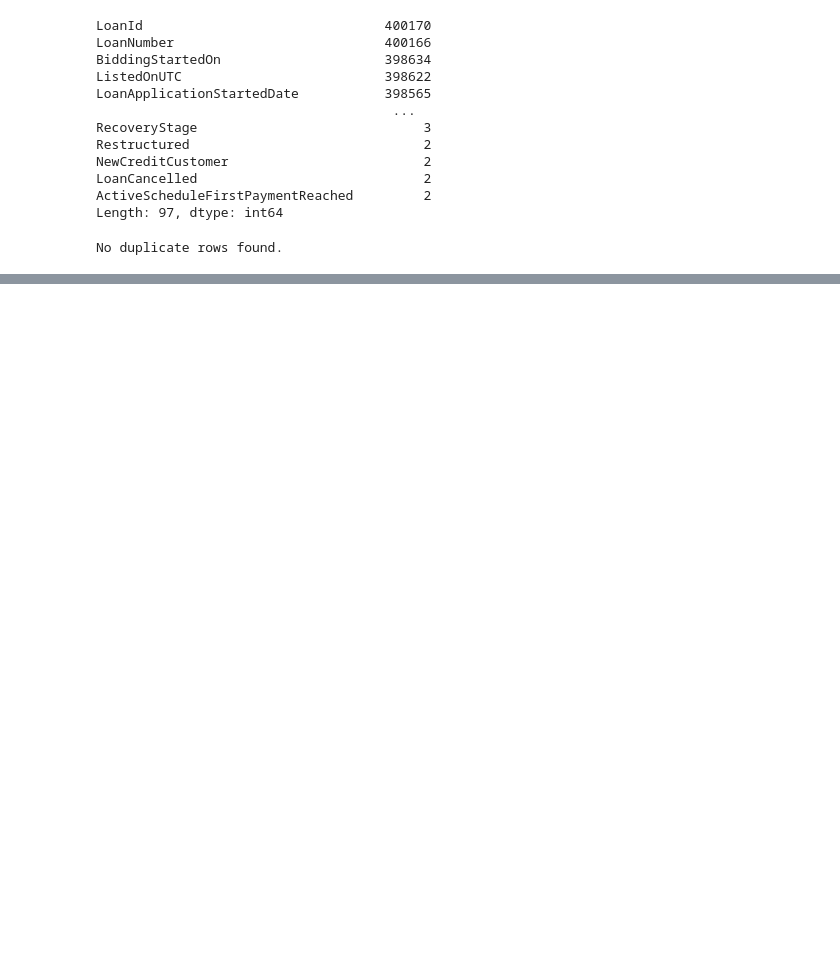
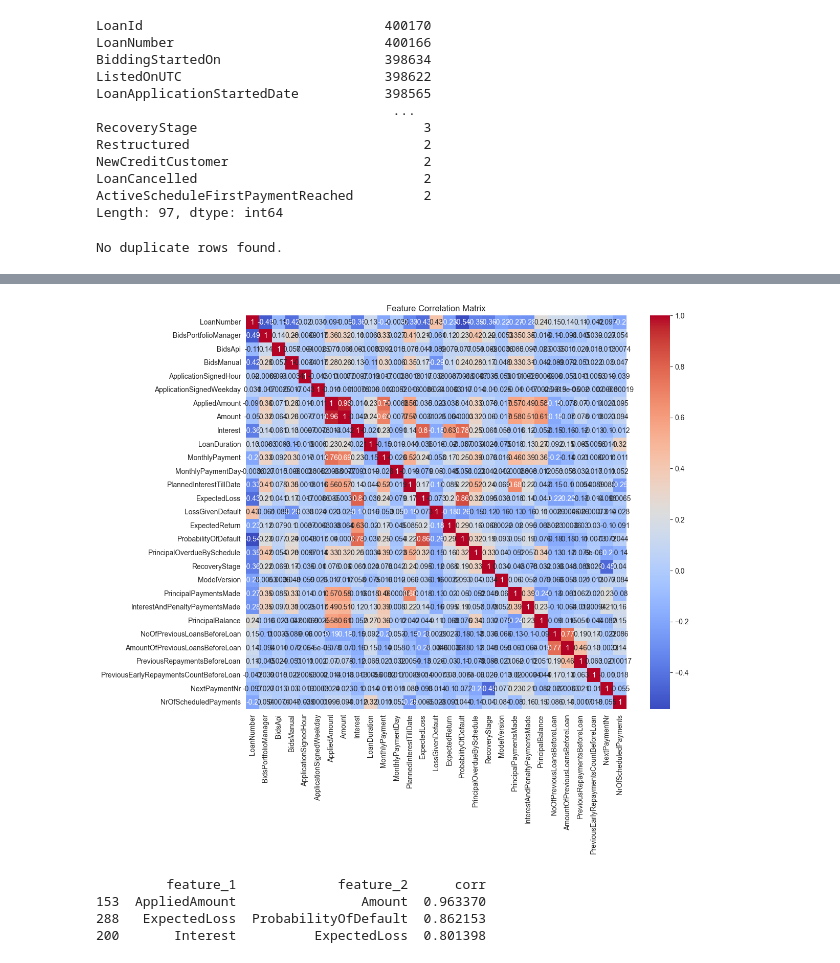
Before and after one commit to Thomas-mp4/p2p-credit-risk, a Jupyter notebook: 01_data_understanding.ipynb, the cells around one changed output, grey strips where cells are left out. Drawn from its saved outputs; the diff is of its cells as text; code cells hidden in the pictures; blank space fills up the shorter version.

```diff
--- a/01_data_understanding.ipynb
+++ b/01_data_understanding.ipynb
@@ -156,0 +327,76 @@ No duplicate rows found.
+# %%
+df_copy = df.copy()
+bp_cols = {
+    "NewCreditCustomer",
+    "VerificationType",
+    "LanguageCode",
+    "Age",
+    "Gender",
+    "Country",
+    "Education",
+    "EmploymentDurationCurrentEmployer",
+    "OccupationArea",
+    "HomeOwnershipType",
+    "IncomeFromPrincipalEmployer",
+    "IncomeFromPension",
+    "IncomeFromFamilyAllowance",
+    "IncomeFromSocialWelfare",
+    "IncomeFromLeavePay",
+    "IncomeFromChildSupport",
+    "IncomeOther",
+    "IncomeTotal",
+    "ExistingLiabilities",
+    "LiabilitiesTotal",
+    "RefinanceLiabilities",
+    "DebtToIncome",
+    "FreeCash"
+}
+more_50_missing = {
+    'LoanCancelled', 'CreditScoreEsEquifaxRisk', 'PlannedPrincipalTillDate', 'PreviousEarlyRepaymentsBeforeLoan', 'GracePeriodEnd', 'GracePeriodStart', 'ContractEndDate', 'InterestAndPenaltyWriteOffs', 'PrincipalWriteOffs', 'PrincipalDebtServicingCost', 'InterestAndPenaltyDebtServicingCost', 'DefaultDate', 'InterestRecovery', 'PrincipalRecovery', 'PlannedInterestPostDefault', 'PlannedPrincipalPostDefault', 'EAD2', 'EAD1', 'ReScheduledOn', 'ActiveLateCategory', 'DebtOccuredOn', 'CurrentDebtDaysPrimary', 'ActiveLateLastPaymentCategory', 'CurrentDebtDaysSecondary', 'DebtOccuredOnForSecondary', 'NextPaymentDate', 'CreditScoreEeMini', 'InterestAndPenaltyBalance', 'CreditScoreFiAsiakasTietoRiskGrade'
+}
+df_copy = df_copy.drop(columns=list(bp_cols))
+df_copy = df_copy.drop(columns=list(more_50_missing))
+# df_copy
+num_df = df_copy.select_dtypes(include=[np.number])
+
+#
+corr_matrix = num_df.corr()
+
+import matplotlib.pyplot as plt
+
+# 3) Plot heatmap to visualize all 45 features
+# plt.figure(figsize=(14, 14))
+# im = plt.imshow(corr_matrix, interpolation='none', aspect='equal')
+# plt.colorbar(im)
+# plt.xticks(range(len(corr_matrix)), corr_matrix.columns, rotation=90)
+# plt.yticks(range(len(corr_matrix)), corr_matrix.columns)
+# plt.title('Feature Correlation Matrix')
+# plt.tight_layout()
+# plt.show()
+
+plt.figure(figsize=(12,10))
+sns.heatmap(corr_matrix, annot=True, cmap="coolwarm")
+
+plt.title("Feature Correlation Matrix")
+plt.show()
+# %% [output]
+[figure, added]
+# %%
+mask = np.triu(np.ones(corr_matrix.shape), k=1).astype(bool)
+high_corr = corr_matrix.where(mask)
+high_pairs = (
+    high_corr
+    .stack()
+    .reset_index()
+    .rename(columns={"level_0": "feature_1", "level_1": "feature_2", 0: "corr"})
+    .query("corr > 0.8")
+    .sort_values("corr", ascending=False)
+)
+
+# 6) Inspect or save
+print(high_pairs)
+# %% [output]
+         feature_1             feature_2      corr
+153  AppliedAmount                Amount  0.963370
+288   ExpectedLoss  ProbabilityOfDefault  0.862153
+200       Interest          ExpectedLoss  0.801398
```
Also changed, not shown: parts of 7 cells of this notebook.
